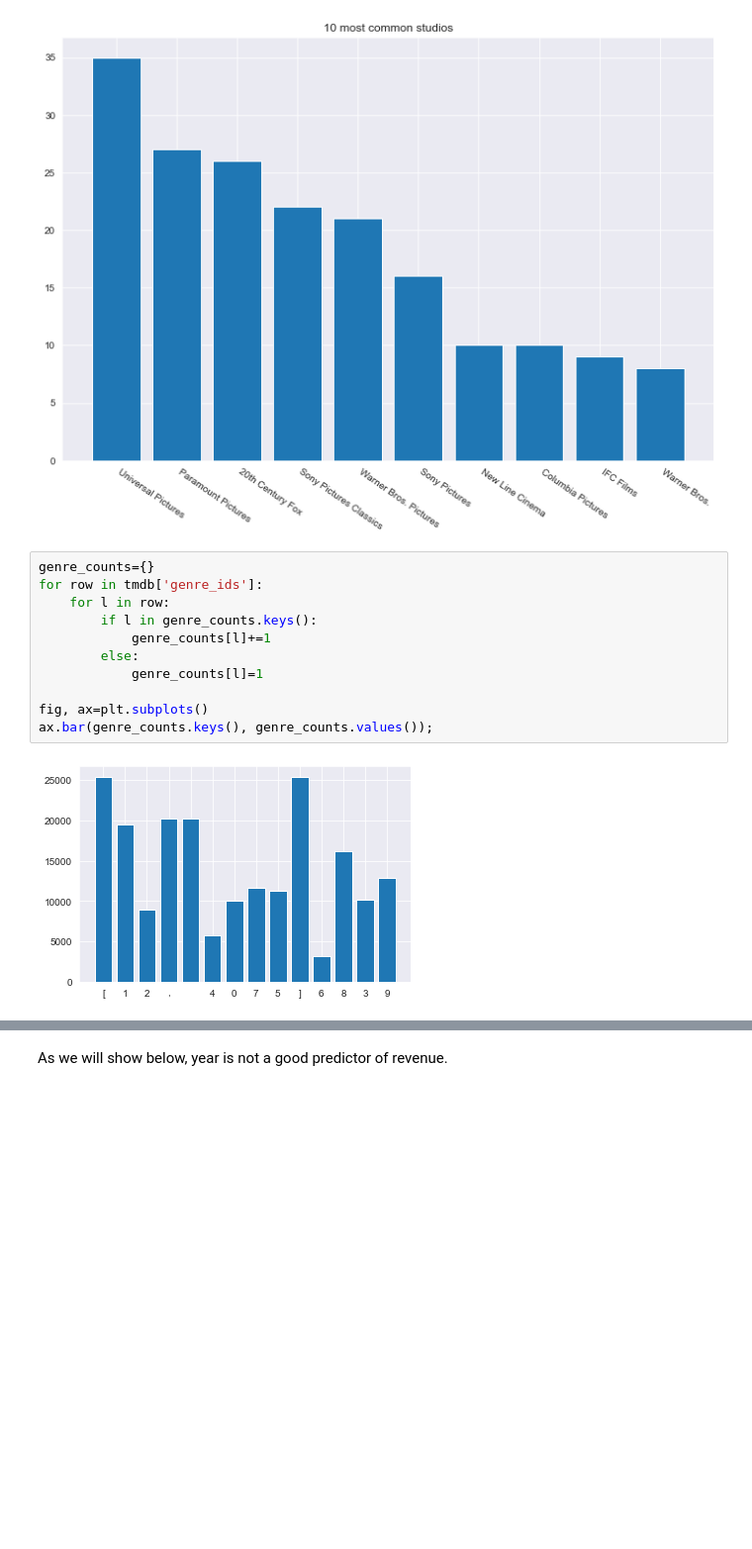
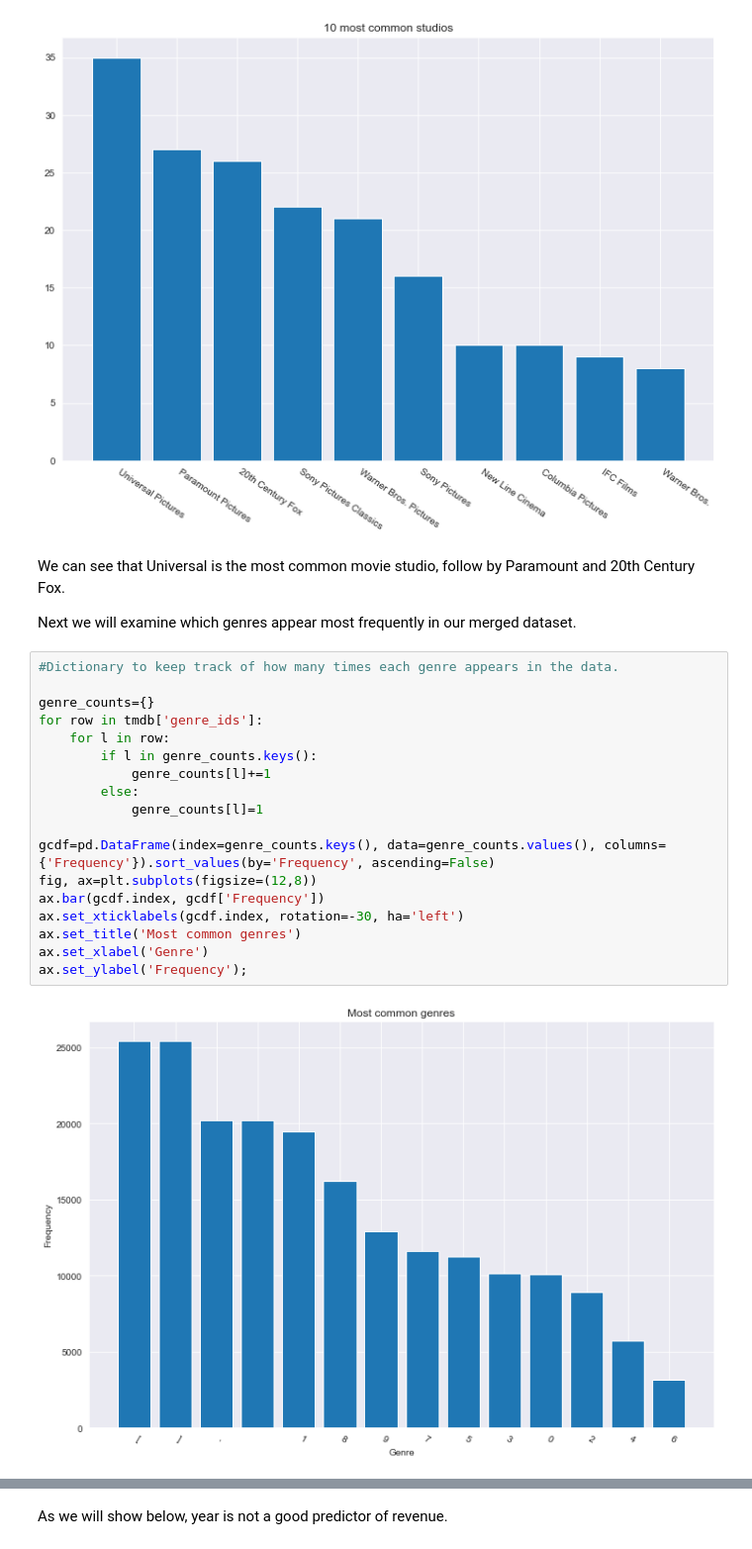
Before and after one commit to xuqc01/Movie-Data-Analysis, a Jupyter notebook: tmdb.ipynb, the cells around one changed output, grey strips where cells are left out. Shown at 99% size. Drawn from its saved outputs; the diff is of its cells as text; blank space fills up the shorter version.

```diff
--- a/tmdb.ipynb
+++ b/tmdb.ipynb
@@ -291,16 +249,27 @@ ax.set_xticklabels(movie_info['studio'].value_counts()[:10].index, rotation=-35,
 ax.set_title('10 most common studios');
 # %% [output]
 [figure]
+# %% [markdown]
+We can see that Universal is the most common movie studio, follow by Paramount and 20th Century Fox.
+
+Next we will examine which genres appear most frequently in our merged dataset.
 # %%
+#Dictionary to keep track of how many times each genre appears in the data.
+
 genre_counts={}
 for row in tmdb['genre_ids']:
     for l in row:
         if l in genre_counts.keys():
             genre_counts[l]+=1
         else:
             genre_counts[l]=1
 
-fig, ax=plt.subplots()
-ax.bar(genre_counts.keys(), genre_counts.values());
+gcdf=pd.DataFrame(index=genre_counts.keys(), data=genre_counts.values(), columns={'Frequency'}).sort_values(by='Frequency', ascending=False)
+fig, ax=plt.subplots(figsize=(12,8))
+ax.bar(gcdf.index, gcdf['Frequency'])
+ax.set_xticklabels(gcdf.index, rotation=-30, ha='left')
+ax.set_title('Most common genres')
+ax.set_xlabel('Genre')
+ax.set_ylabel('Frequency');
 # %% [output]
-[figure, old version]
+[figure, new version]
```
Also changed, not shown: parts of 54 cells of this notebook, 2 other files.
